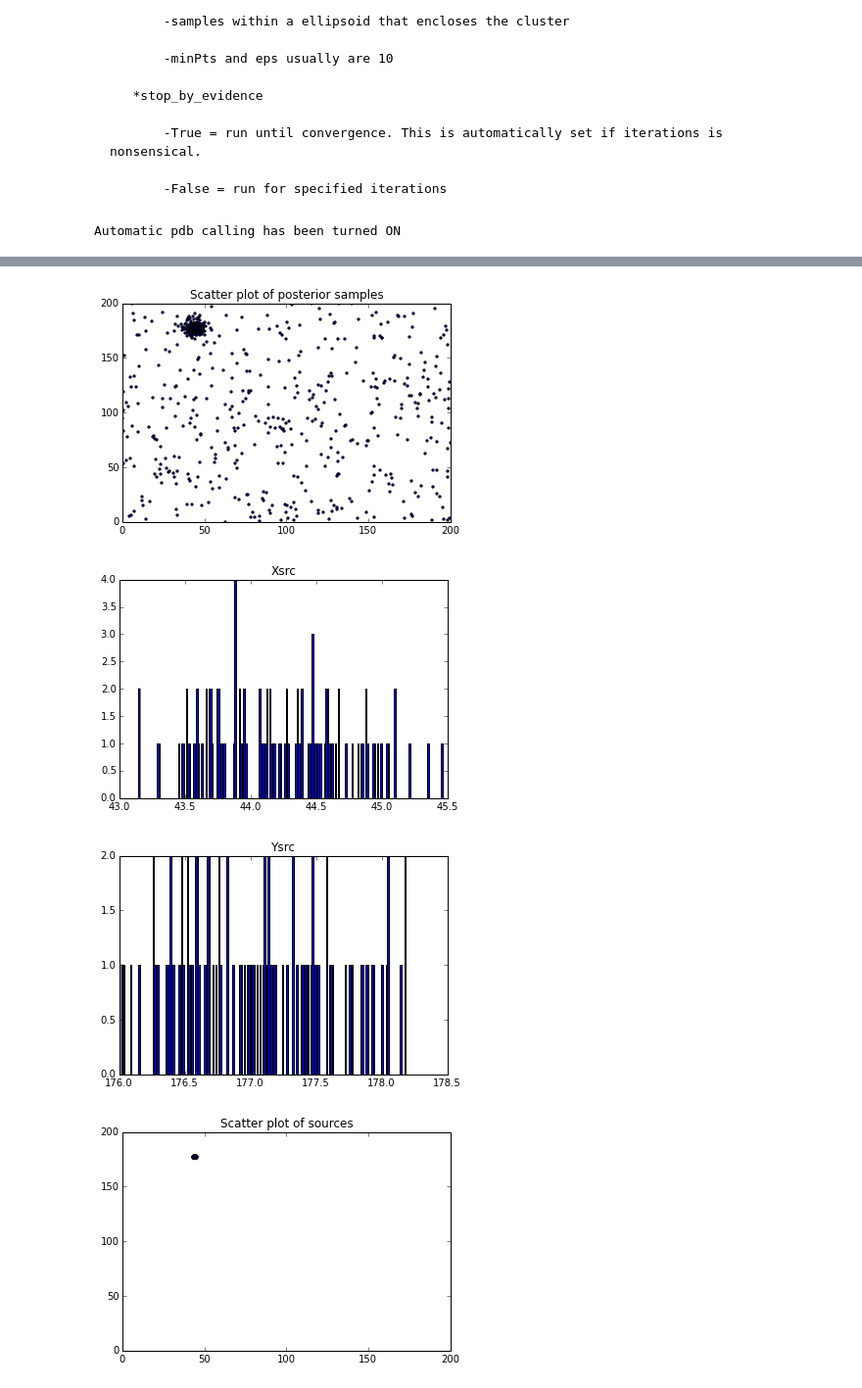
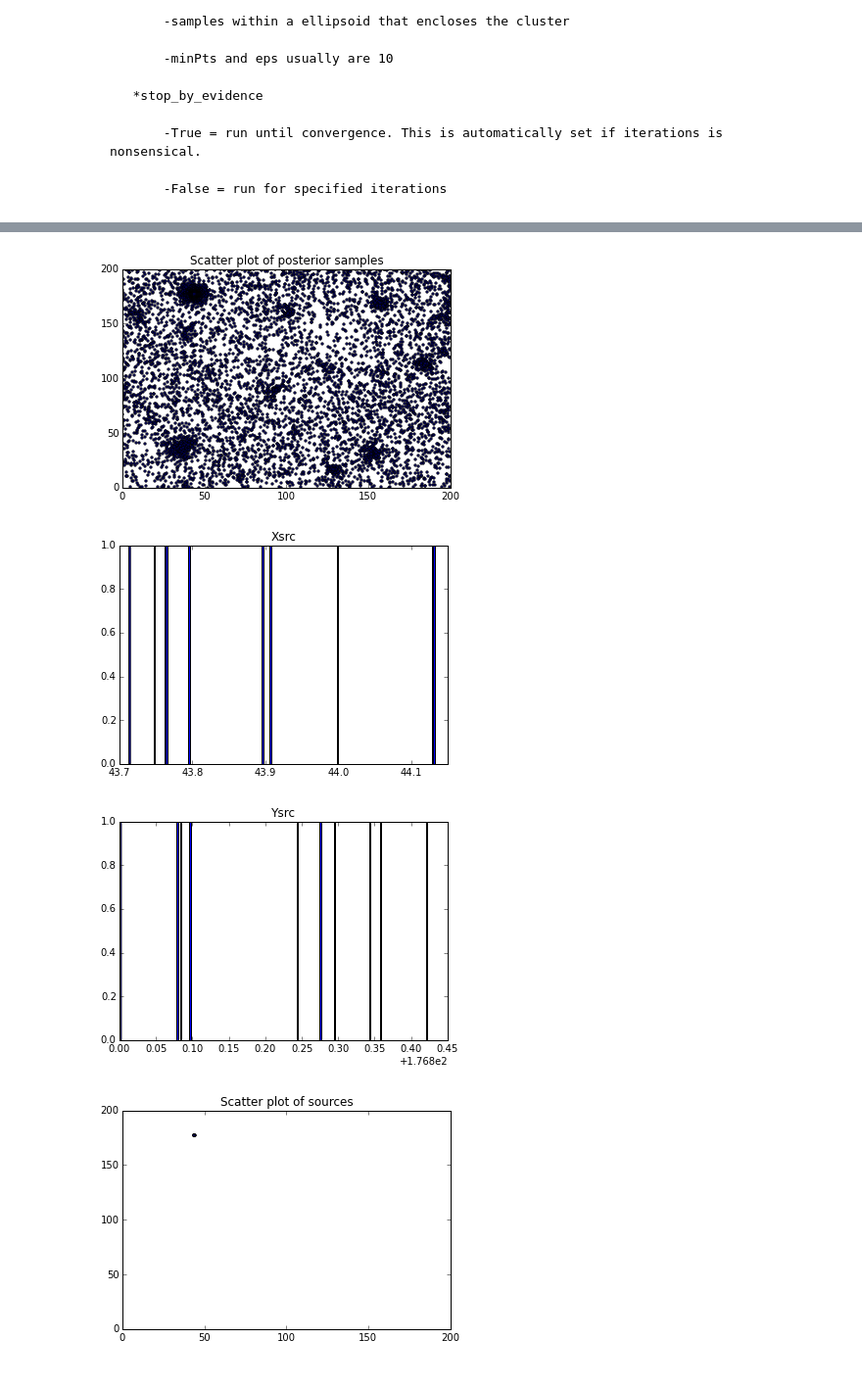
Before and after one commit to rzlee/bayes-detect, a Jupyter notebook: demo.ipynb, the cells around one changed output, grey strips where cells are left out. Shown at 98% size. Saved outputs shown, nothing was run; the diff lists cells and outputs as text; code cells hidden in the pictures.

```diff
--- a/demo.ipynb
+++ b/demo.ipynb
@@ -60,13 +60,9 @@ Parameters:
            -True = run until convergence. This is automatically set if iterations is nonsensical.
 
            -False = run for specified iterations
-# %%
-pdb on
-# %% [output]
-Automatic pdb calling has been turned ON
 # %%
 from bayes_detect.source_detection import detector
-detector.run_source_detect(data_map = data_map, height = height, width = width, active_samples = 100, iterations = 1000,
-                           sample_params = {"type":"metropolis", "disp":5}, prior = prior_array,
-                           noise_rms = noise, stop_by_evidence = False)
+detector.run_source_detect(data_map = data_map, height = height, width = width, active_samples = 1200, iterations = 10000,
+                           sample_params = {"type":"clustered_sampler", "minPts":10, "eps": 10, "wait":30}, prior = prior_array,
+                           noise_rms = noise, stop_by_evidence = True)
 # %% [output]
@@ -90,4 +84,4 @@ likelihood calculations: 10600
-[figure, old version]
+[figure, new version]
-[figure, old version]
+[figure, new version]
-[figure, old version]
+[figure, new version]
 [figure]
```
Also changed, not shown: parts of 2 cells of this notebook, 4 other files.
